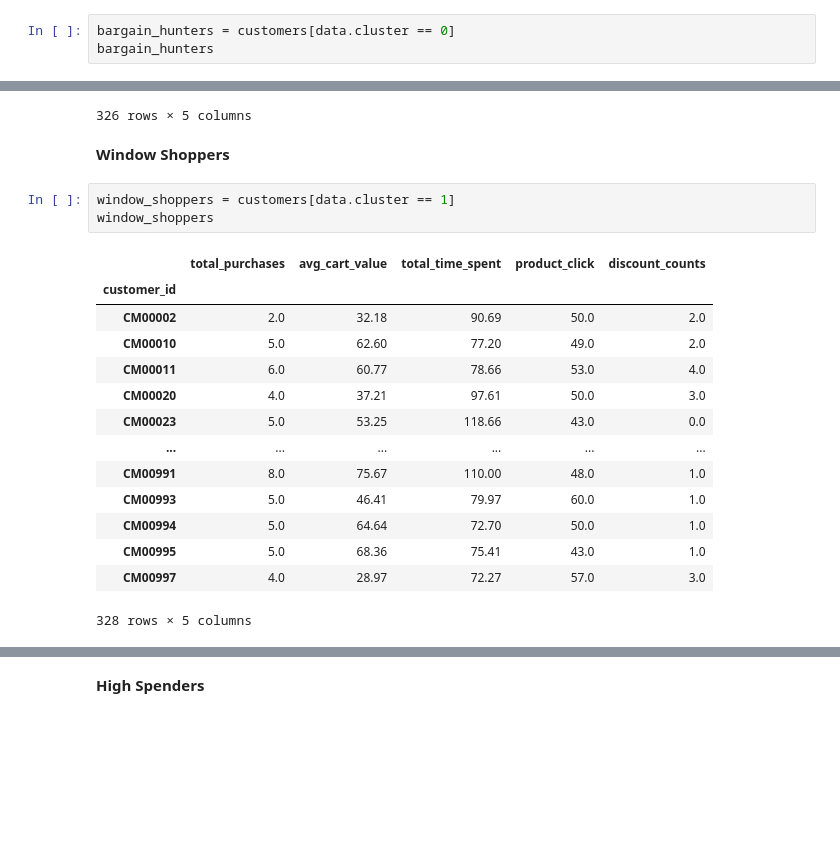
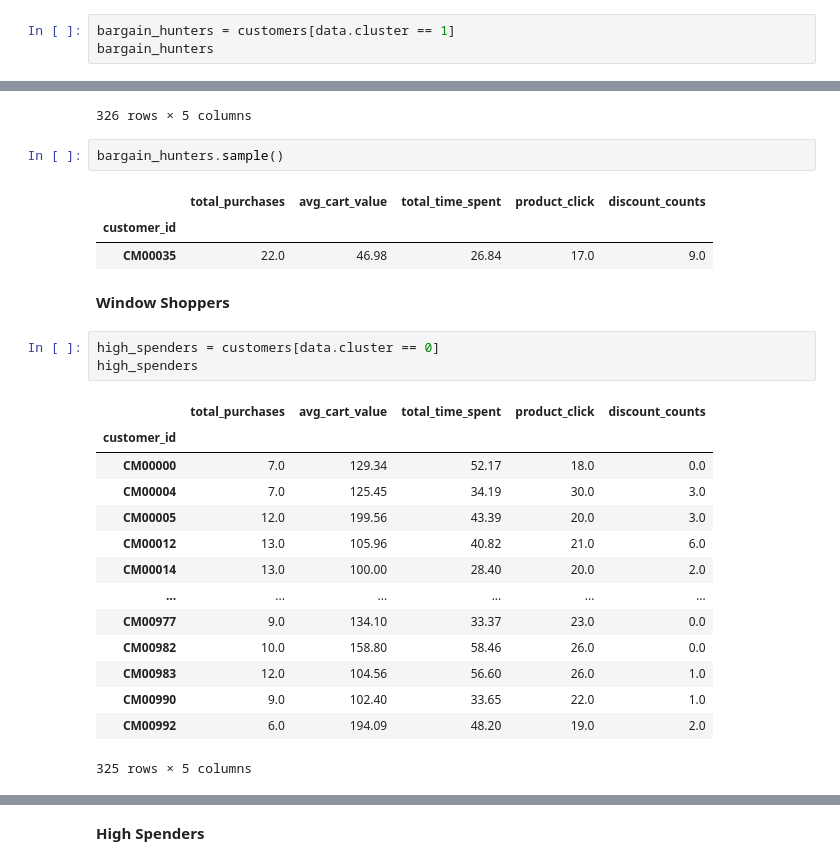
Before and after one commit to Sachintha-Lakruwan/Customer-Segmentation-Intellihack, a Jupyter notebook: customer-segmentation.ipynb, the cells around one changed output, grey strips where cells are left out. Cells and saved outputs as stored; diff of their text form; blank space fills up the shorter version.

```diff
--- a/work_book.ipynb
+++ b/customer-segmentation.ipynb
@@ -94,7 +94,7 @@ data
 # %% [markdown]
 **Bargain Hunters**
 # %%
-bargain_hunters = customers[data.cluster == 0]
+bargain_hunters = customers[data.cluster == 1]
 bargain_hunters
 # %% [output]
 |  | total_purchases | avg_cart_value | total_time_spent | product_click | discount_counts |
@@ -111,23 +111,29 @@ bargain_hunters
 | CM00996 | 18.0 | 19.53 | 28.77 | 18.0 | 8.0 |
 | CM00998 | 29.0 | 39.29 | 9.99 | 16.0 | 11.0 |
 326 rows × 5 columns
+# %%
+bargain_hunters.sample()
+# %% [output]
+|  | total_purchases | avg_cart_value | total_time_spent | product_click | discount_counts |
+| customer_id |  |  |  |  |  |
+| CM00035 | 22.0 | 46.98 | 26.84 | 17.0 | 9.0 |
 # %% [markdown]
 **Window Shoppers**
 # %%
-window_shoppers = customers[data.cluster == 1]
-window_shoppers
+high_spenders = customers[data.cluster == 0]
+high_spenders
 # %% [output]
 |  | total_purchases | avg_cart_value | total_time_spent | product_click | discount_counts |
 | customer_id |  |  |  |  |  |
-| CM00002 | 2.0 | 32.18 | 90.69 | 50.0 | 2.0 |
-| CM00010 | 5.0 | 62.60 | 77.20 | 49.0 | 2.0 |
-| CM00011 | 6.0 | 60.77 | 78.66 | 53.0 | 4.0 |
-| CM00020 | 4.0 | 37.21 | 97.61 | 50.0 | 3.0 |
-| CM00023 | 5.0 | 53.25 | 118.66 | 43.0 | 0.0 |
+| CM00000 | 7.0 | 129.34 | 52.17 | 18.0 | 0.0 |
+| CM00004 | 7.0 | 125.45 | 34.19 | 30.0 | 3.0 |
+| CM00005 | 12.0 | 199.56 | 43.39 | 20.0 | 3.0 |
+| CM00012 | 13.0 | 105.96 | 40.82 | 21.0 | 6.0 |
+| CM00014 | 13.0 | 100.00 | 28.40 | 20.0 | 2.0 |
 | ... | ... | ... | ... | ... | ... |
-| CM00991 | 8.0 | 75.67 | 110.00 | 48.0 | 1.0 |
-| CM00993 | 5.0 | 46.41 | 79.97 | 60.0 | 1.0 |
-| CM00994 | 5.0 | 64.64 | 72.70 | 50.0 | 1.0 |
-| CM00995 | 5.0 | 68.36 | 75.41 | 43.0 | 1.0 |
-| CM00997 | 4.0 | 28.97 | 72.27 | 57.0 | 3.0 |
+| CM00977 | 9.0 | 134.10 | 33.37 | 23.0 | 0.0 |
+| CM00982 | 10.0 | 158.80 | 58.46 | 26.0 | 0.0 |
+| CM00983 | 12.0 | 104.56 | 56.60 | 26.0 | 1.0 |
+| CM00990 | 9.0 | 102.40 | 33.65 | 22.0 | 1.0 |
+| CM00992 | 6.0 | 194.09 | 48.20 | 19.0 | 2.0 |
-328 rows × 5 columns
+325 rows × 5 columns
```
Also changed, not shown: parts of 8 cells of this notebook.
